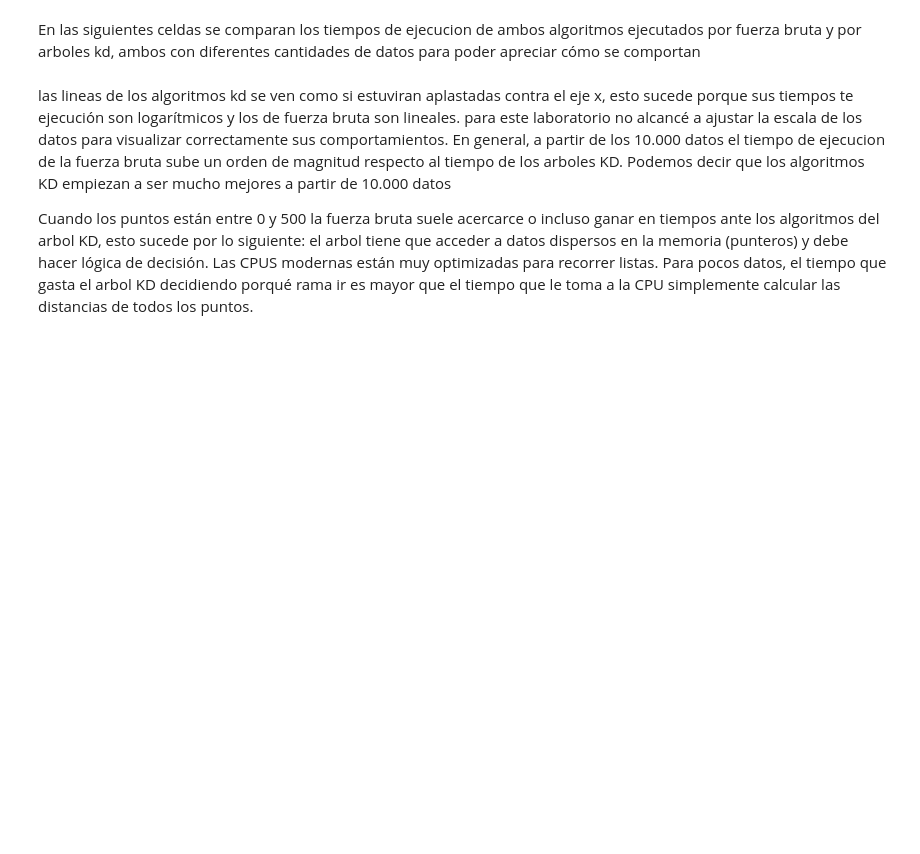
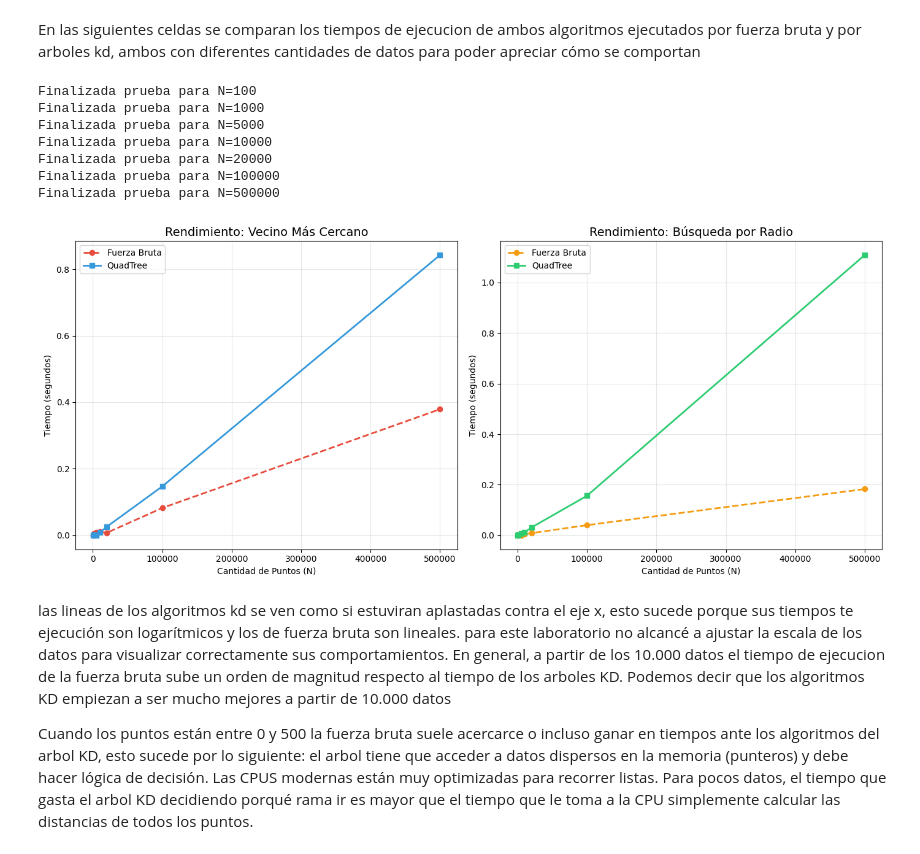
Before and after one commit to JoseGG8/Estructuras-de-Datos-y-Laboratorio, a Jupyter notebook: Laboratorios/Laboratorio_QuadTree/analisis.ipynb, the cells around one changed output. Drawn from its saved outputs; the diff is of its cells as text; code cells hidden in the pictures; blank space fills up the shorter version.

```diff
--- a/Laboratorios/Laboratorio_QuadTree/analisis.ipynb
+++ b/Laboratorios/Laboratorio_QuadTree/analisis.ipynb
@@ -115,7 +121,7 @@ def medir_rendimiento(tamanos_n, objetivo=(50, 50), radio=5.0):
         datos = [(random.uniform(0, 100), random.uniform(0, 100)) for _ in range(n)]
 
         # Construir el árbol (esto es pre-procesamiento)
-        arbol = QuadTree(datos)
+        arbol = QuadTree(datos,2)
         arbol.construir_arbol()
 
         # --- Medición Vecino Cercano ---
@@ -146,13 +152,22 @@ def medir_rendimiento(tamanos_n, objetivo=(50, 50), radio=5.0):
 # %%
 
 # Definimos los tamaños que queremos probar
-tamanos = [100, 1000, 5000, 10000, 20000]
+tamanos = [100, 1000, 5000, 10000, 20000,100000,500000]
 
 # Fase 1: Medir (esto puede tardar)
 datos_rendimiento = medir_rendimiento(tamanos)
 
 # Fase 2: Graficar (esto es instantáneo)
 graficar_comparativa(datos_rendimiento)
+# %% [output]
+Finalizada prueba para N=100
+Finalizada prueba para N=1000
+Finalizada prueba para N=5000
+Finalizada prueba para N=10000
+Finalizada prueba para N=20000
+Finalizada prueba para N=100000
+Finalizada prueba para N=500000
+[figure, added]
 # %% [markdown]
 
 las lineas de los algoritmos kd se ven como si estuviran aplastadas contra el eje x, esto sucede porque sus tiempos te ejecución son logarítmicos y los de fuerza bruta son lineales. para este laboratorio no alcancé a ajustar la escala de los datos para visualizar correctamente sus comportamientos. En general, a partir de los 10.000 datos el tiempo de ejecucion de la fuerza bruta sube un orden de magnitud respecto al tiempo de los arboles KD. Podemos decir que los algoritmos KD empiezan a ser mucho mejores a partir de 10.000 datos
```
Also changed, not shown: parts of 3 cells of this notebook, 4 other files.
